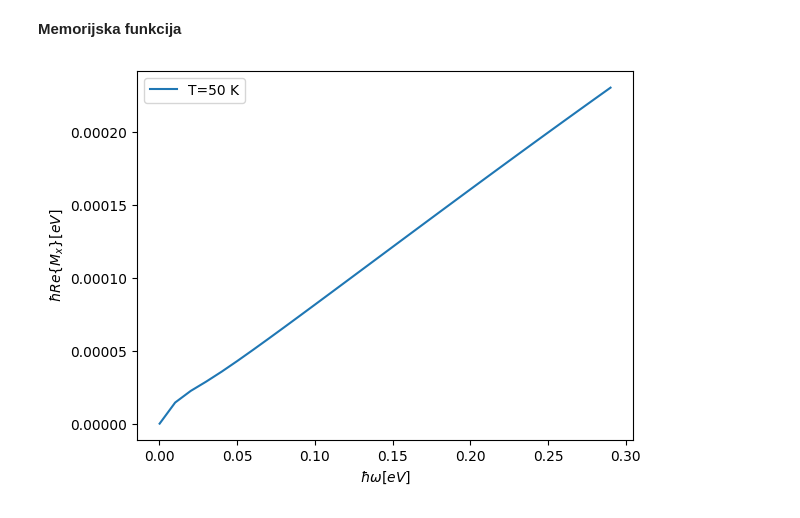
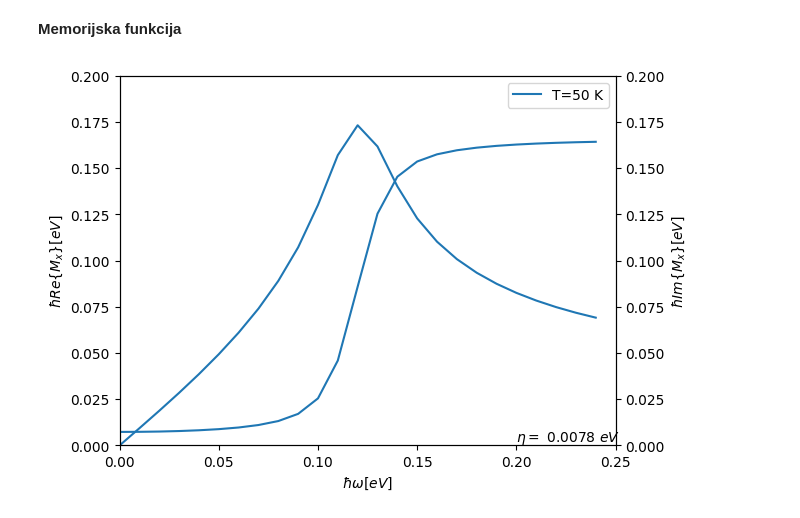
Before and after one commit to ppapac/24112024_memfn, a Jupyter notebook: MemoryGraphene_full.ipynb, the cells around one changed output. Saved outputs shown, nothing was run; the diff lists cells and outputs as text; code cells hidden in the pictures.

```diff
--- a/MemoryGraphene_full.ipynb
+++ b/MemoryGraphene_full.ipynb
@@ -34,20 +37,22 @@ def fermi_dirac(E, Ef, T):
 
 def bose_einstein(E, T):
     assert T > 0
-    #return 1 / (exp(E / (kb * T)) - 1)
     return exp(-E / (kb * T)) / (-exp(-E / (kb * T)) + 1)
 
 def chemical_potential(T):
     return Ef - pi**2 / 6 / Ef * (kb * T)**2
 
 def eps(Kx, Ky):
-    return 3 * t / 2 * sqrt(Kx**2 + Ky**2)
+    return t * sqrt(3 + 2 * cos(Kx) + 4 * cos(Kx/2) * cos(sqrt(3) * Ky / 2))
+
+def eps_der_x(Kx, Ky):
+    return -t / eps(Kx, Ky) * (sin(Kx) + cos(sqrt(3) * Ky / 2) * sin(Kx / 2))
 # %% [markdown]
 ## Optički fononi
 # %%
 def ss_sum_part(Kx, Ky, hbar_w, hbar_w_ph, T, u):
     def summand(s1, s2):
-        return ((bose_einstein(hbar_w_ph, T) + fermi_dirac(s1 * s2 * eps(Kx, Ky), s1 * s2 * u, T)) / (hbar_w + s1 * eps(KF, 0) - s1 * eps(Kx, Ky) + s2 * hbar_w_ph + eta * 1j)) * (sqrt(Kx**2 + Ky**2) - Kx) / sqrt(Kx**2 + Ky**2) if (Kx and Ky) else 0
+        return ((bose_einstein(hbar_w_ph, T) + fermi_dirac(s1 * s2 * eps(Kx, Ky), s1 * s2 * u, T)) / (hbar_w + s1 * Ef - s1 * eps(Kx, Ky) + s2 * hbar_w_ph + eta * 1j)) * (1 - eps_der_x(Kx, Ky) / eps_der_x(Kf, 0))
     sum = 0
     for s1, s2 in itertools.product([-1,1], [-1, 1]):
         sum = sum + summand(s1, s2)
@@ -60,14 +65,14 @@ def ss_sum_imag(Kx, Ky, hbar_w, hbar_w_ph, T, u):
     return ss_sum_part(Kx, Ky, hbar_w, hbar_w_ph, T, u).imag
 
 def mem_fn(ss_sum_fn, hbar_w, hbar_w_ph, u=Ef, T=50):
-    integral_k = integrate.nquad(ss_sum_fn, ([-KF*4, KF*4], [-KF*4, KF*4]), args=(hbar_w, hbar_w_ph, T, u))[0]
+    integral_k = integrate.nquad(ss_sum_fn, ([-2 * pi / 3, 2 * pi / 3], [-2 * pi / sqrt(3), 2 * pi / sqrt(3)]), args=(hbar_w, hbar_w_ph, T, u))[0]
     return -G_op2 * integral_k / (2*pi)**2 * 2
 # %% [markdown]
 **Memorijska funkcija**
 # %%
 result_real = []
 result_imag = []
-ws = np.arange(0, 0.3, 0.005)
+ws = np.arange(0, 0.3, 0.01)
 T=50
 for w in ws:
     result_real.append(mem_fn(ss_sum_real, hbar_w=w, hbar_w_ph=hbar_w_op, u=chemical_potential(T)))
@@ -78,13 +83,13 @@ ax1.plot(ws, result_real, label=f"T={T} K")
 ax1.set_xlabel(r"$\hbar \omega [eV]$" )
 ax1.set_ylabel(r"$\hbar Re\{M_x\} [eV]$" )
 ax1.set_xlim([0.0, 0.3])
-ax1.set_ylim([0.0, 0.028])
+ax1.set_ylim([0.0, 0.1])
 
 ax2 = ax1.twinx()
 ax2.plot(ws, result_imag, label=f"T={T} K")
 ax2.set_ylabel(r"$\hbar Im\{M_x\} [eV]$" )
 ax2.set_xlim([0.0, 0.3])
-ax2.set_ylim([0.0, 0.028])
+ax2.set_ylim([0.0, 0.1])
 
 plt.text(0.20, 0.002 , f"$\eta = $ {eta:.4f} $eV$" , fontsize =10)
 
@@ -97,7 +102,7 @@ plt.show()
 # %%
 def ss_sum_ac_part(Kx, Ky, hbar_w, hbar_w_ph, T, u):
     def summand(s1, s2):
-        return (bose_einstein(hbar_w_ph * sqrt(Kx**2 + Ky**2), T) + fermi_dirac(s1 * s2 * eps(Kx, Ky), s1 * s2 * u, T)) / (hbar_w + s1 * eps(KF, 0) - s1 * eps(Kx, Ky) + s2 * hbar_w_ph * sqrt(Kx**2 + Ky**2) + eta * 1j)*(sqrt(Kx**2 + Ky**2) - Kx) * sqrt(Kx**2 + Ky**2) if (Kx and Ky) else 0
+        return (bose_einstein(hbar_w_ph * sqrt(Kx**2 + Ky**2), T) + fermi_dirac(s1 * s2 * eps(Kx, Ky), s1 * s2 * u, T)) / (hbar_w + s1 * Ef - s1 * eps(Kx, Ky) + s2 * hbar_w_ph * sqrt(Kx**2 + Ky**2) + eta * 1j) * (1 - eps_der_x(Kx, Ky) / eps_der_x(Kf, 0)) * (Kx**2 + Ky**2) if (Kx and Ky) else 0
     sum = 0
     for s1, s2 in itertools.product([-1,1], [-1, 1]):
         sum = sum + summand(s1, s2)
@@ -110,35 +115,35 @@ def ss_sum_ac_imag(Kx, Ky, hbar_w, hbar_w_ph, T, u):
     return ss_sum_ac_part(Kx, Ky, hbar_w, hbar_w_ph, T, u).imag
 
 def mem_fn_ac(ss_sum_fn, hbar_w, hbar_w_ph, u=Ef, T=50):
-    integral_k = integrate.nquad(ss_sum_fn,  ([-KF*4, KF*4], [-KF*4, KF*4]), args=(hbar_w, hbar_w_ph, T, u))[0]
+    integral_k = integrate.nquad(ss_sum_fn, ([-2 * pi / 3, 2 * pi / 3], [-2 * pi / sqrt(3), 2 * pi / sqrt(3)]), args=(hbar_w, hbar_w_ph, T, u))[0]
     return -G_ac2 * integral_k / (2*pi)**2 * 2
 # %% [markdown]
 **Memorijska funkcija**
 # %%
 result_real = []
 result_imag = []
-ws = np.arange(0.0001, 0.3, 0.01)
+ws = np.arange(0.0, 0.25, 0.01)
 T=50
 for w in ws:
     result_real.append(mem_fn_ac(ss_sum_ac_real, hbar_w=w, hbar_w_ph=hbar_w_ac, u=chemical_potential(T)))
-    #result_imag.append(mem_fn_ac(ss_sum_ac_imag, hbar_w=w, hbar_w_ph=hbar_w_ac, u=chemical_potential(T)))
+    result_imag.append(mem_fn_ac(ss_sum_ac_imag, hbar_w=w, hbar_w_ph=hbar_w_ac, u=chemical_potential(T)))
 
 fig, ax1 = plt.subplots()
 ax1.plot(ws, result_real, label=f"T={T} K")
 ax1.set_xlabel(r"$\hbar \omega [eV]$" )
 ax1.set_ylabel(r"$\hbar Re\{M_x\} [eV]$" )
-# ax1.set_xlim([0.0, 0.3])
-# ax1.set_ylim([0.0, 0.001])
+ax1.set_xlim([0.0, 0.25])
+ax1.set_ylim([0.0, 0.2])
 
-# ax2 = ax1.twinx()
-# ax2.plot(ws, result_imag, label=f"T={T} K")
-# ax2.set_ylabel(r"$\hbar Im\{M_x\} [eV]$" )
-# ax2.set_xlim([0.0, 0.3])
-# ax2.set_ylim([0.0, 0.001])
+ax2 = ax1.twinx()
+ax2.plot(ws, result_imag, label=f"T={T} K")
+ax2.set_ylabel(r"$\hbar Im\{M_x\} [eV]$" )
+ax2.set_xlim([0.0, 0.25])
+ax2.set_ylim([0.0, 0.2])
 
-#plt.text(0.20, 0.002 , f"$\eta = $ {eta:.4f} $eV$" , fontsize =10)
+plt.text(0.20, 0.002 , f"$\eta = $ {eta:.4f} $eV$" , fontsize =10)
 
 plt.legend()
 plt.show()
 # %% [output]
-[figure, old version]
+[figure, new version]
```
Also changed, not shown: parts of 3 cells of this notebook, 2 other files.
